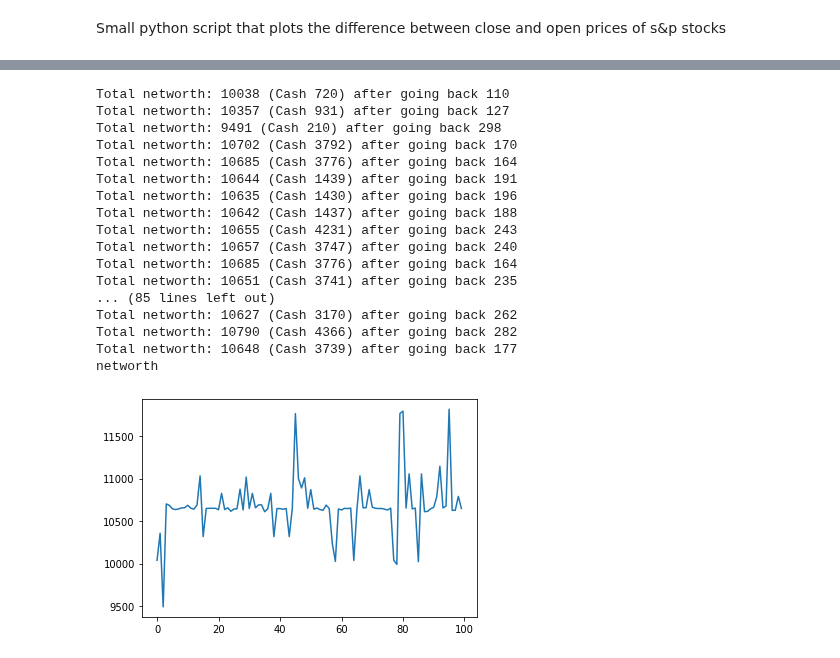
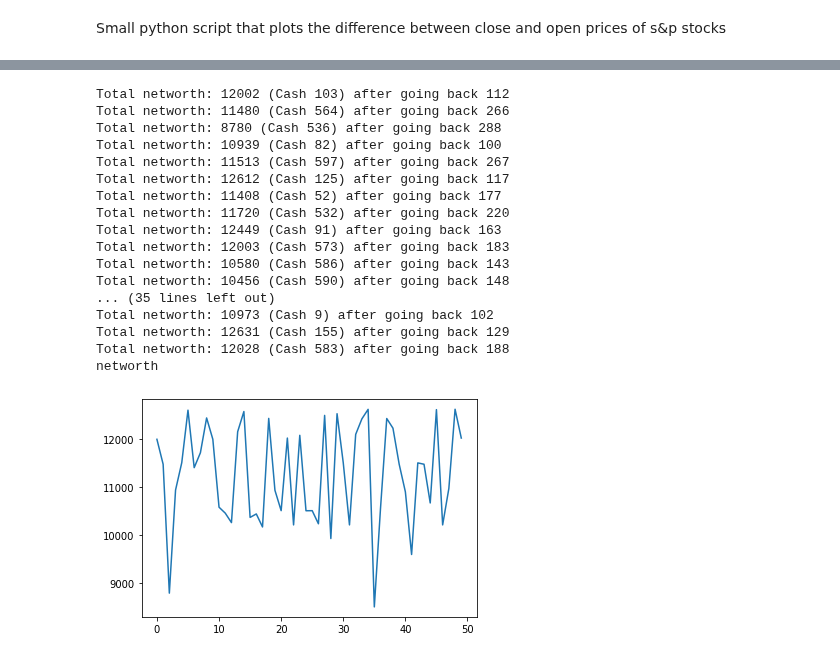
Before and after one commit to MuralidharB/tft-stocks, a Jupyter notebook: close_open.ipynb, the cells around one changed output, grey strips where cells are left out. Cells and saved outputs as stored; diff of their text form; code cells hidden in the pictures.

Commit message:
Introduced two new hyper parameters: backtest_iterations and max_stocks_to_buy

```diff
--- a/close_open.ipynb
+++ b/close_open.ipynb
@@ -155,5 +125,6 @@ DataFrame is highly fragmented.  This is usually the result of calling `frame.in
 # %%
 #print(stocks_spread.describe())
 std = stocks_spread.describe().loc['std']
+mean = stocks_spread.describe().loc['mean']
 fig = px.line(std, title=stock + " Price change", markers=True)
 fig.show()
@@ -256,3 +231,29 @@ def do_one_backtesting(tradingdays_togoback):
           #print(current_account, portfolio)
       #print(current_account, portfolio)
   return calculate_networth(backtest_start_date), current_account, price_movement
+# %%
+import random
+
+## Hyper parameters
+buy_trigger = 2    # times standard deviation
+sell_trigger = 1   # times the avg cost of the security to grow before we sell
+security_age = 15  # number of days to hold the security before we cut the losses
+lockin_gains_factor = 1000 # times the orignal amount to grow before we lockin the gains.
+
+nws = []
+for i in range(50):
+  original_balance = 10000
+  current_account = original_balance
+  portfolio = {}
+  tradingdays_togoback = random.randint(100, 300)
+  networth, current, pm = do_one_backtesting(tradingdays_togoback)
+  print("Total networth: %d (Cash %d) after going back %d" % (networth, current_account, tradingdays_togoback))
+  #print(portfolio)
+  nws.append(networth)
+  #plt.plot(pm)
+  #plt.show()
+
+print("networth")
+plt.plot(nws)
+plt.show()
+print(sum(nws)/len(nws))
@@ -260,17 +281,13 @@ def do_one_backtesting(tradingdays_togoback):
 import random
 
 ## Hyper parameters
-buy_trigger = 3    # times standard deviation
+buy_trigger = 2    # times standard deviation
 sell_trigger = 1   # times the avg cost of the security to grow before we sell
 security_age = 15  # number of days to hold the security before we cut the losses
-lockin_gains_factor = 1000 # times the orignal amount to grow before we lockin the gains.
-
-original_balance = 10000
-current_account = original_balance
-portfolio = {}
+lockin_gains_factor = 1.1 # times the orignal amount to grow before we lockin the gains.
 
 nws = []
-for i in range(100):
+for i in range(50):
   tradingdays_togoback = random.randint(100, 300)
   networth, current, pm = do_one_backtesting(tradingdays_togoback)
   print("Total networth: %d (Cash %d) after going back %d" % (networth, current_account, tradingdays_togoback))
@@ -387,46 +377,42 @@ networth
 # %%
 import random
 
 ## Hyper parameters
-buy_trigger = 3    # times standard deviation
+buy_trigger = 2    # times standard deviation
 sell_trigger = 1   # times the avg cost of the security to grow before we sell
 security_age = 1000  # number of days to hold the security before we cut the losses
 lockin_gains_factor = 1.1 # times the orignal amount to grow before we lockin the gains.
 
-original_balance = 10000
-current_account = original_balance
-portfolio = {}
-
 nws = []
-for i in range(100):
+for i in range(50):
   tradingdays_togoback = random.randint(100, 300)
   networth, current, pm = do_one_backtesting(tradingdays_togoback)
   print("Total networth: %d (Cash %d) after going back %d" % (networth, current_account, tradingdays_togoback))
   #print(portfolio)
   nws.append(networth)
   #plt.plot(pm)
   #plt.show()
 
 print("networth")
 plt.plot(nws)
 plt.show()
 print(sum(nws)/len(nws))
 # %% [output]
-Total networth: 10038 (Cash 720) after going back 110
-Total networth: 10357 (Cash 931) after going back 127
-Total networth: 9491 (Cash 210) after going back 298
-Total networth: 10702 (Cash 3792) after going back 170
-Total networth: 10685 (Cash 3776) after going back 164
-Total networth: 10644 (Cash 1439) after going back 191
-Total networth: 10635 (Cash 1430) after going back 196
-Total networth: 10642 (Cash 1437) after going back 188
-Total networth: 10655 (Cash 4231) after going back 243
-Total networth: 10657 (Cash 3747) after going back 240
-Total networth: 10685 (Cash 3776) after going back 164
-Total networth: 10651 (Cash 3741) after going back 235
-... (85 lines left out)
-Total networth: 10627 (Cash 3170) after going back 262
-Total networth: 10790 (Cash 4366) after going back 282
-Total networth: 10648 (Cash 3739) after going back 177
+Total networth: 12002 (Cash 103) after going back 112
+Total networth: 11480 (Cash 564) after going back 266
+Total networth: 8780 (Cash 536) after going back 288
+Total networth: 10939 (Cash 82) after going back 100
+Total networth: 11513 (Cash 597) after going back 267
+Total networth: 12612 (Cash 125) after going back 117
+Total networth: 11408 (Cash 52) after going back 177
+Total networth: 11720 (Cash 532) after going back 220
+Total networth: 12449 (Cash 91) after going back 163
+Total networth: 12003 (Cash 573) after going back 183
+Total networth: 10580 (Cash 586) after going back 143
+Total networth: 10456 (Cash 590) after going back 148
+... (35 lines left out)
+Total networth: 10973 (Cash 9) after going back 102
+Total networth: 12631 (Cash 155) after going back 129
+Total networth: 12028 (Cash 583) after going back 188
 networth
-[figure, old version]
+[figure, new version]
```
Also changed, not shown: parts of 11 cells of this notebook.
